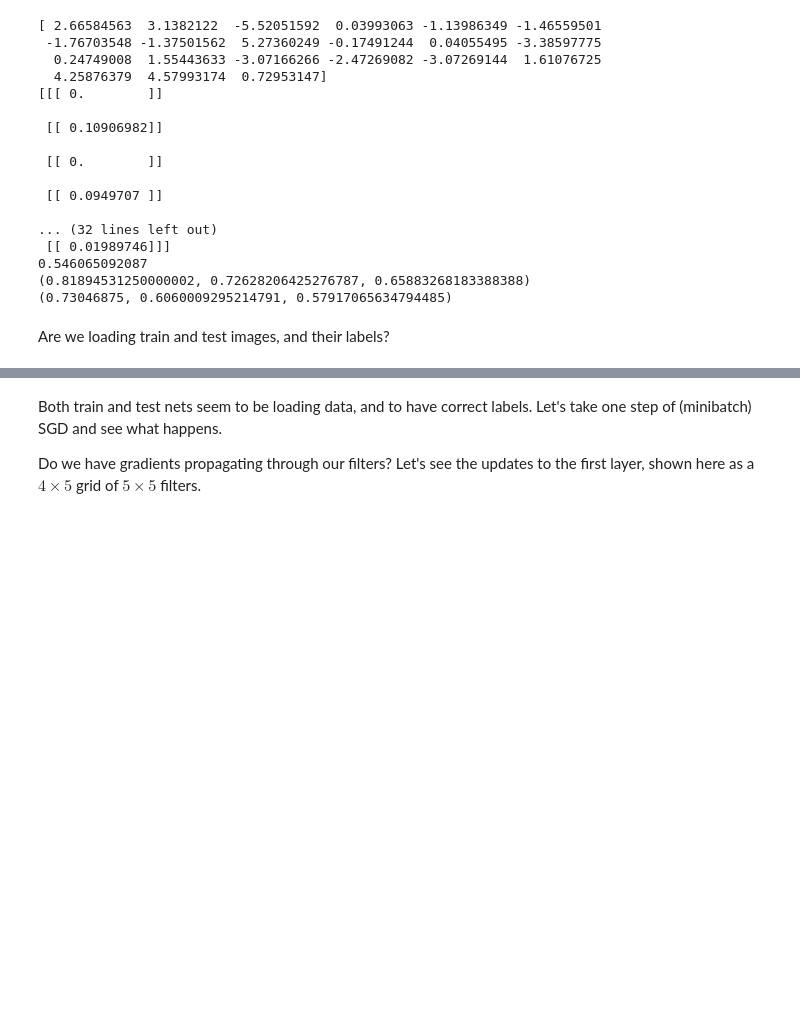
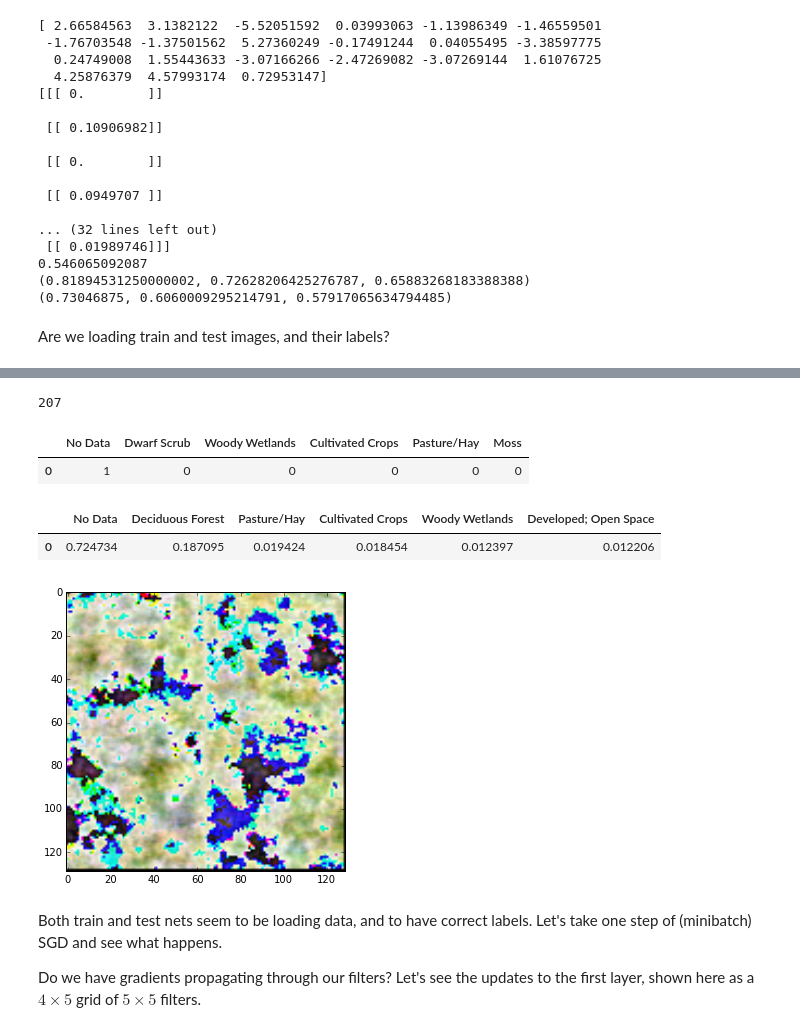
Before and after one commit to anandthakker/learnsat, a Jupyter notebook: finetune_alexnet.ipynb, the cells around one changed output, grey strips where cells are left out. Cells and saved outputs as stored; diff of their text form; code cells hidden in the pictures; blank space fills up the shorter version.

```diff
--- a/finetune_alexnet.ipynb
+++ b/finetune_alexnet.ipynb
@@ -408,13 +413,40 @@ pd.DataFrame(labels, columns=classes['description'].tolist())
-# %%
-images = solver.test_nets[0].blobs['data'].data[:16]
-images = numpy.array([transform.deprocess('data', i) for i in images])
-vis_square(images)
-labels = solver.test_nets[0].blobs['labels'].data.reshape(TEST_BATCH, 21)[index:index+count]
-#classes[classes.label == 10].at[0,'description']
-#classes.reindex()
-classes = pd.read_csv('temp/class-list.csv', index_col='label', header=0)
-classes.at[2,'description']
-pd.DataFrame(labels, columns=classes['description'].tolist())
+# %%
+from IPython.display import display
+from random import randint
+
+def softmax(w, t = 1.0):
+    e = np.exp(np.array(w) / t)
+    dist = e / np.sum(e)
+    return dist
+
+def top5(data):
+    df = pd.DataFrame(data, columns=classes['description'].tolist())
+    return df.T.sort(ascending=False, columns=[0])[:6].T
+
+
+index = randint(0, solver.test_nets[0].blobs['data'].data.shape[0])
+N = 1
+
+print(index)
+
+images = solver.test_nets[0].blobs['data'].data[index:index+N]
+images = numpy.array([transform.deprocess('data', img) for img in images])
+_, ax = subplots()
+vis_square(images, 1, 0, ax)
+
+row = np.array(['Actual ' + str(i) for i in range(index, index+N)])
+labels = solver.test_nets[0].blobs['labels'].data.reshape(TEST_BATCH, 21)[index:index + N]
+predictions = softmax(solver.test_nets[0].blobs['fc8_sat'].data[index:index + N])
+
+display(top5(labels))
+display(top5(predictions))
+# %% [output]
+207
+|  | No Data | Dwarf Scrub | Woody Wetlands | Cultivated Crops | Pasture/Hay | Moss |
+| 0 | 1 | 0 | 0 | 0 | 0 | 0 |
+|  | No Data | Deciduous Forest | Pasture/Hay | Cultivated Crops | Woody Wetlands | Developed; Open Space |
+| 0 | 0.724734 | 0.187095 | 0.019424 | 0.018454 | 0.012397 | 0.012206 |
+[figure, added]
 # %% [markdown]
 Both train and test nets seem to be loading data, and to have correct labels. Let's take one step of (minibatch) SGD and see what happens.
 
```
Also changed, not shown: parts of 8 cells of this notebook, 2 other files.
